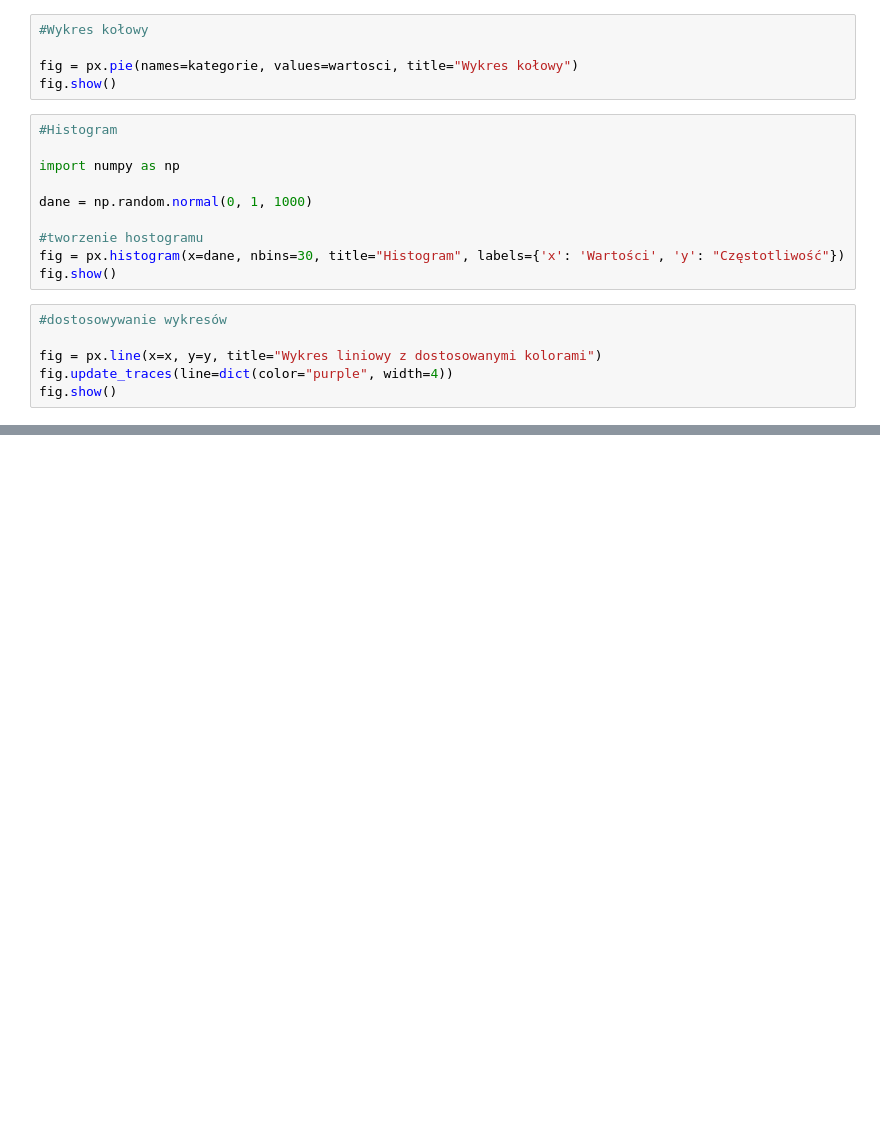
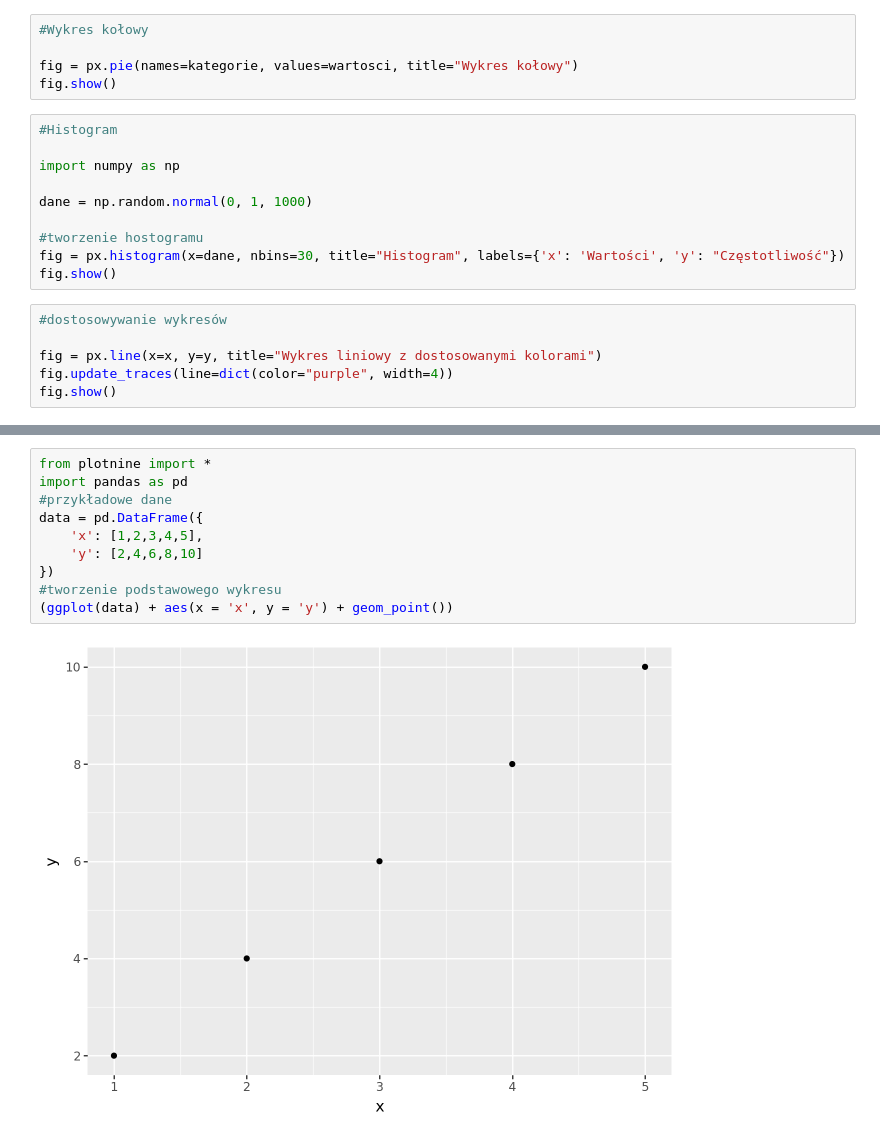
Before and after one commit to Maciek332/Semestr_1_Nycz, a Jupyter notebook: NoD/Lab_4/Lab_4.ipynb, the cells around one changed output, grey strips where cells are left out. Drawn from its saved outputs; the diff is of its cells as text; blank space fills up the shorter version.

```diff
--- a/NoD/Lab_4/Lab_4.ipynb
+++ b/NoD/Lab_4/Lab_4.ipynb
@@ -171,0 +216,12 @@ fig.show()
+# %%
+from plotnine import *
+import pandas as pd
+#przykładowe dane
+data = pd.DataFrame({
+	'x': [1,2,3,4,5],
+	'y': [2,4,6,8,10]
+})
+#tworzenie podstawowego wykresu
+(ggplot(data) + aes(x = 'x', y = 'y') + geom_point())
+# %% [output]
+[figure, added]
```
Also changed, not shown: parts of 19 cells of this notebook, 3 other files.
